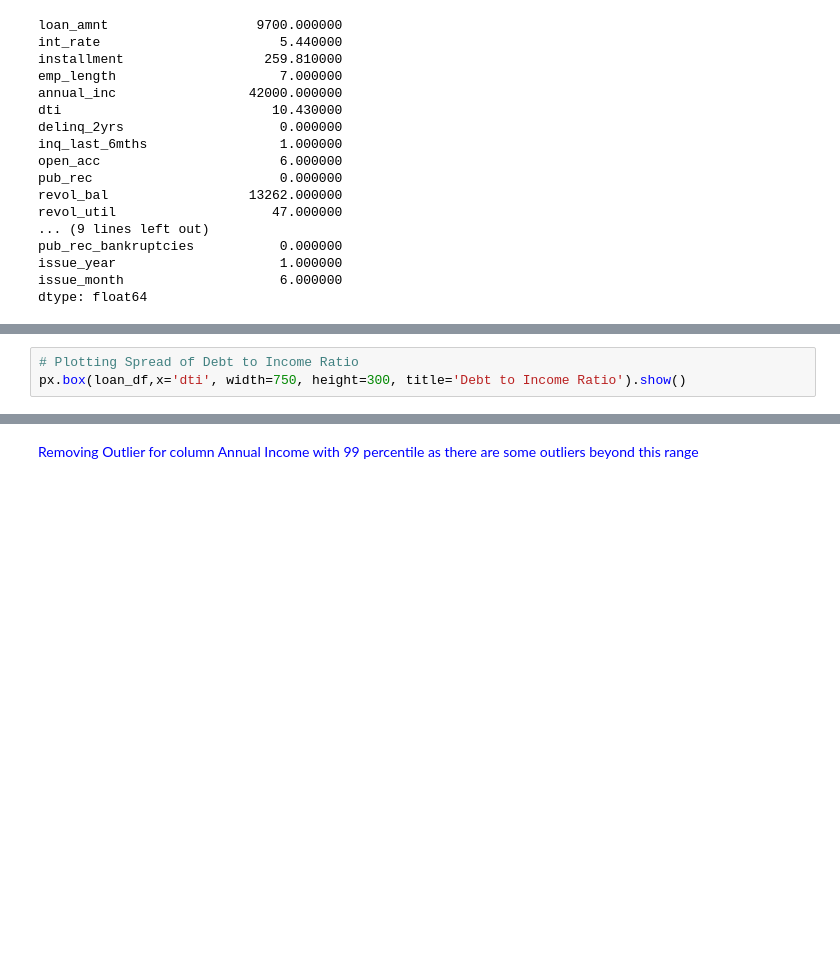
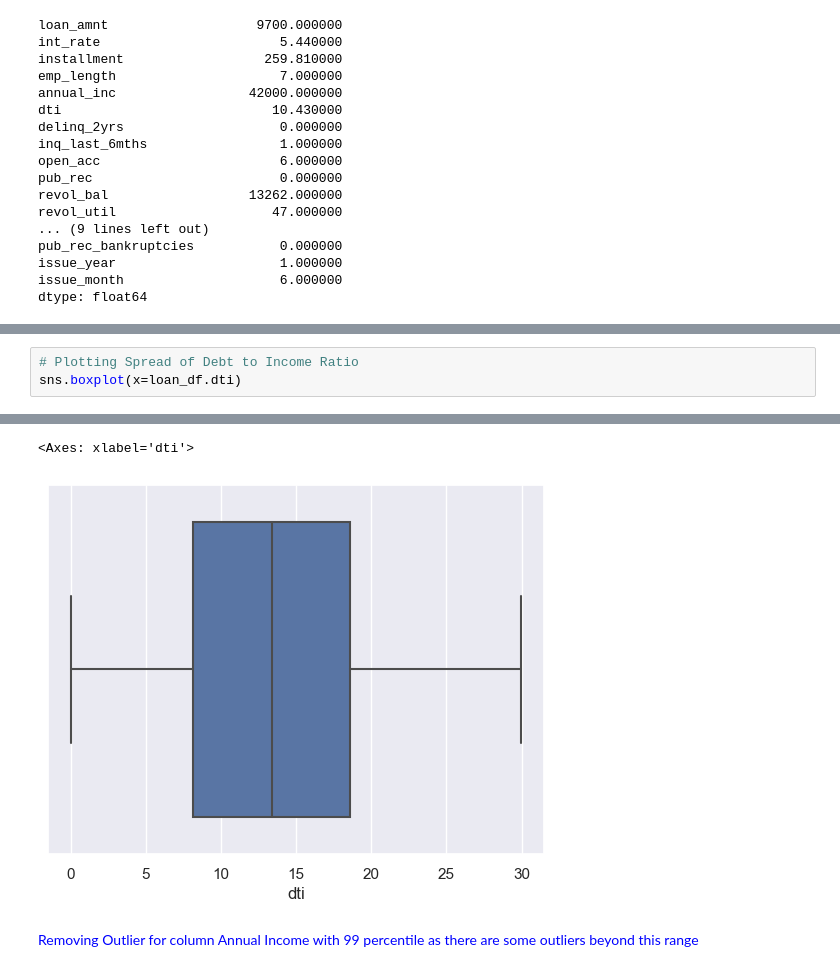
Before and after one commit to upasanapaul/LendingClubCaseStudy, a Jupyter notebook: lending_club_case_study.ipynb, the cells around one changed output, grey strips where cells are left out. Saved outputs shown, nothing was run; the diff lists cells and outputs as text; blank space fills up the shorter version.

```diff
--- a/lending_club_case_study.ipynb
+++ b/lending_club_case_study.ipynb
@@ -301,4 +300,4 @@ px.box(loan_df,x='annual_inc', width=750, height=300, title='Annual Income').sho
 # %%
 # Plotting Spread of Debt to Income Ratio
-px.box(loan_df,x='dti', width=750, height=300, title='Debt to Income Ratio').show()
+sns.boxplot(x=loan_df.dti)
 # %% [output]
@@ -306,3 +304,5 @@ px.box(loan_df,x='dti', width=750, height=300, title='Debt to Income Ratio').sho
+<Axes: xlabel='dti'>
+[figure, added]
 # %% [markdown]
 <font color="blue">Removing Outlier for column Annual Income with 99 percentile as there are some outliers beyond this range</font>
 # %%
```
Also changed, not shown: parts of 4 cells of this notebook.
